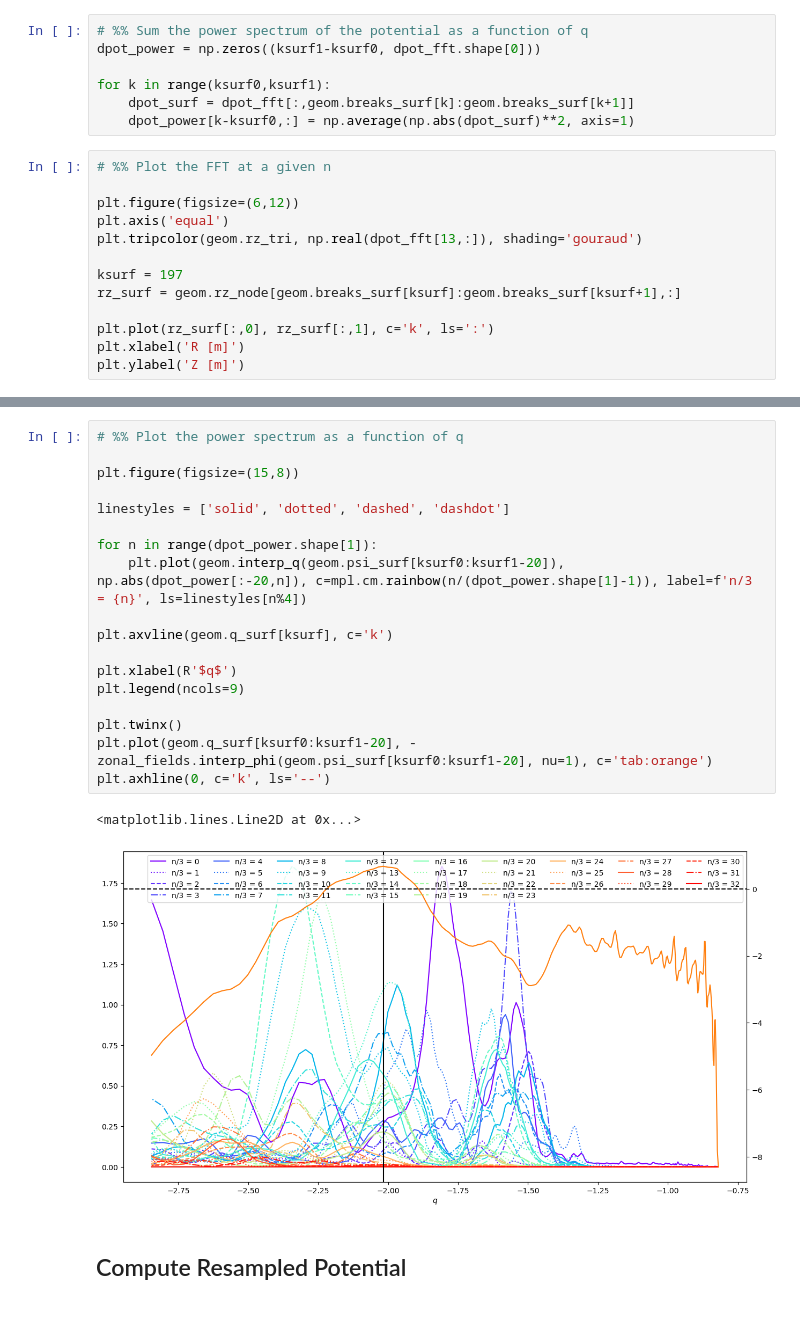
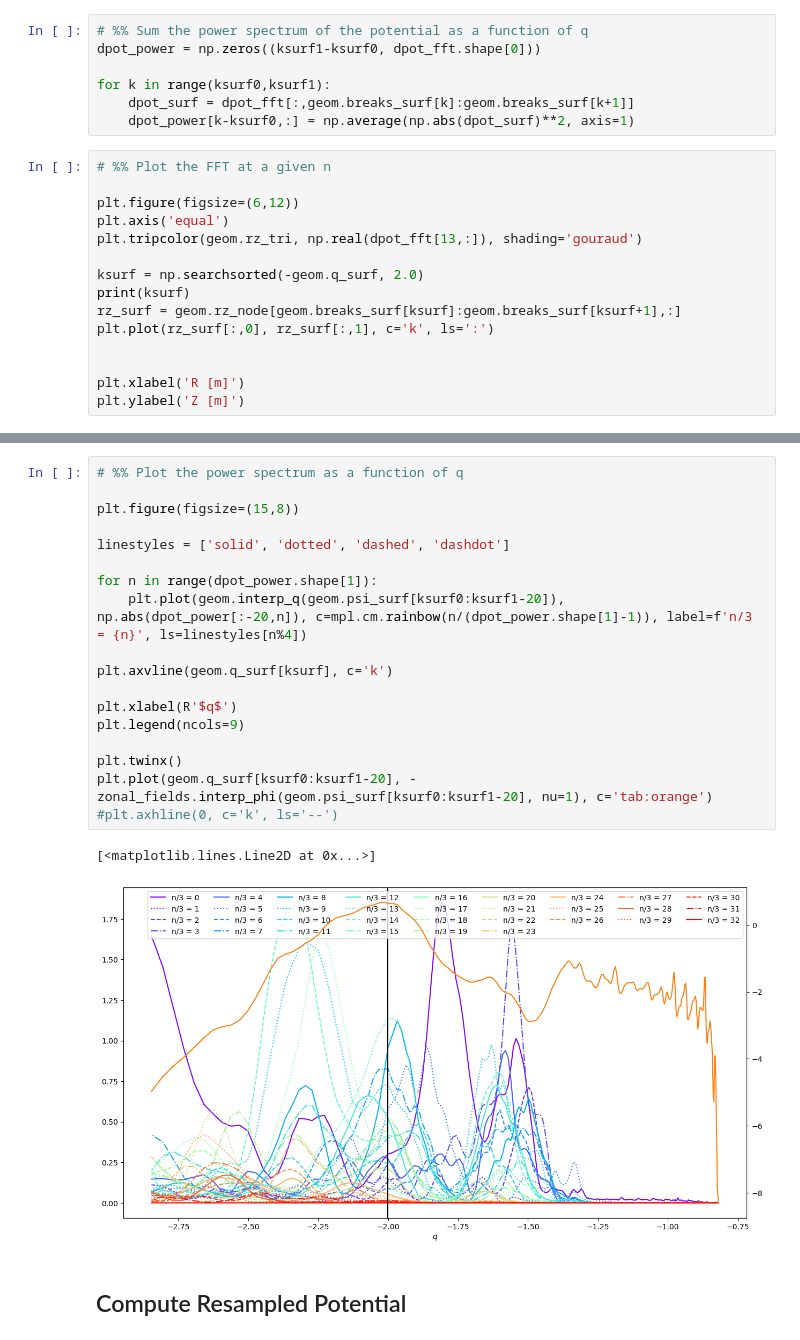
Before and after one commit to Maplenormandy/c1lgkt, a Jupyter notebook: bin/ballooning_filter.ipynb, the cells around one changed output, grey strips where cells are left out. Cells and saved outputs as stored; diff of their text form.

```diff
--- a/bin/ballooning_filter.ipynb
+++ b/bin/ballooning_filter.ipynb
@@ -154,10 +154,12 @@ plt.figure(figsize=(6,12))
 plt.axis('equal')
 plt.tripcolor(geom.rz_tri, np.real(dpot_fft[13,:]), shading='gouraud')
 
-ksurf = 197
+ksurf = np.searchsorted(-geom.q_surf, 2.0)
+print(ksurf)
 rz_surf = geom.rz_node[geom.breaks_surf[ksurf]:geom.breaks_surf[ksurf+1],:]
+plt.plot(rz_surf[:,0], rz_surf[:,1], c='k', ls=':')
 
-plt.plot(rz_surf[:,0], rz_surf[:,1], c='k', ls=':')
+
 plt.xlabel('R [m]')
 plt.ylabel('Z [m]')
 # %% [output]
@@ -166,24 +169,24 @@ Text(0, 0.5, 'Z [m]')
 # %%
 # %% Plot the power spectrum as a function of q
 
 plt.figure(figsize=(15,8))
 
 linestyles = ['solid', 'dotted', 'dashed', 'dashdot']
 
 for n in range(dpot_power.shape[1]):
     plt.plot(geom.interp_q(geom.psi_surf[ksurf0:ksurf1-20]), np.abs(dpot_power[:-20,n]), c=mpl.cm.rainbow(n/(dpot_power.shape[1]-1)), label=f'n/3 = {n}', ls=linestyles[n%4])
 
 plt.axvline(geom.q_surf[ksurf], c='k')
 
 plt.xlabel(R'$q$')
 plt.legend(ncols=9)
 
 plt.twinx()
 plt.plot(geom.q_surf[ksurf0:ksurf1-20], -zonal_fields.interp_phi(geom.psi_surf[ksurf0:ksurf1-20], nu=1), c='tab:orange')
-plt.axhline(0, c='k', ls='--')
+#plt.axhline(0, c='k', ls='--')
 # %% [output]
-<matplotlib.lines.Line2D at 0x...>
+[<matplotlib.lines.Line2D at 0x...>]
-[figure, old version]
+[figure, new version]
 # %% [markdown]
 ## Compute Resampled Potential
 # %%
```
Also changed, not shown: parts of 5 cells of this notebook, 9 other files.
